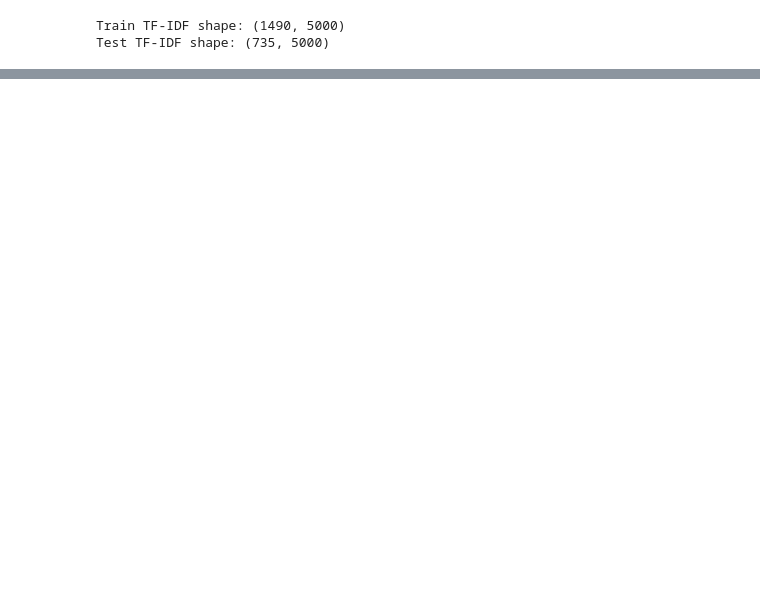
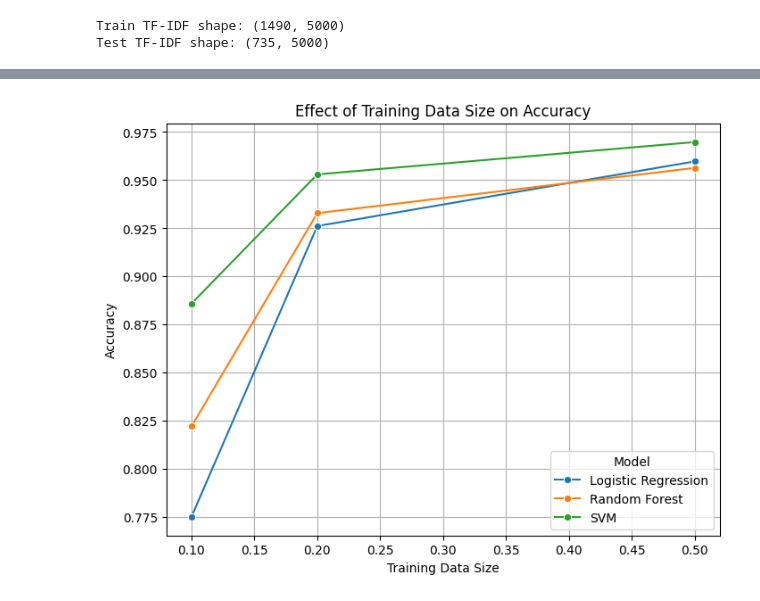
Before and after one commit to rohanxavier33/BBC_News_Classification, a Jupyter notebook: news_classifier.ipynb, the cells around one changed output, grey strips where cells are left out. Drawn from its saved outputs; the diff is of its cells as text; code cells hidden in the pictures; blank space fills up the shorter version.

```diff
--- a/news_classifier.ipynb
+++ b/news_classifier.ipynb
@@ -255,0 +590,8 @@ test_df.head()
+# %%
+# Assign each article to the most dominant topic
+train_topic_labels = np.argmax(X_train_nmf, axis=1)
+test_topic_labels = np.argmax(X_test_nmf, axis=1)
+
+# Convert to DataFrame for analysis
+train_df['Predicted_Topic'] = train_topic_labels
+test_df['Predicted_Topic'] = test_topic_labels
@@ -255,0 +695,25 @@ test_df.head()
+# %%
+# Data Efficiency Test: Training on 10%, 20%, 50% of data
+train_sizes = [0.1, 0.2, 0.5]
+train_size_results = []
+
+for size in train_sizes:
+    X_train_small, _, y_train_small, _ = train_test_split(X_train, y_train, train_size=size, random_state=42)
+
+    for name, model in models.items():
+        model.fit(X_train_small, y_train_small)
+        y_pred = model.predict(X_test)
+        accuracy = accuracy_score(y_test, y_pred)
+
+        train_size_results.append({
+            'Train Size': size,
+            'Model': name,
+            'Accuracy': accuracy
+        })
+
+# Convert to DataFrame
+train_size_df = pd.DataFrame(train_size_results)
+
+# Display Results
+print("\nTrain Size Impact on Accuracy:")
+print(train_size_df)
@@ -255,0 +732,12 @@ test_df.head()
+# %%
+# Plot performance changes with training data size
+plt.figure(figsize=(8, 6))
+sns.lineplot(data=train_size_df, x='Train Size', y='Accuracy', hue='Model', marker='o')
+plt.title('Effect of Training Data Size on Accuracy')
+plt.xlabel('Training Data Size')
+plt.ylabel('Accuracy')
+plt.legend(title="Model")
+plt.grid()
+plt.show()
+# %% [output]
+[figure, added]
```
Also changed, not shown: parts of 39 cells of this notebook, 3 other files.
